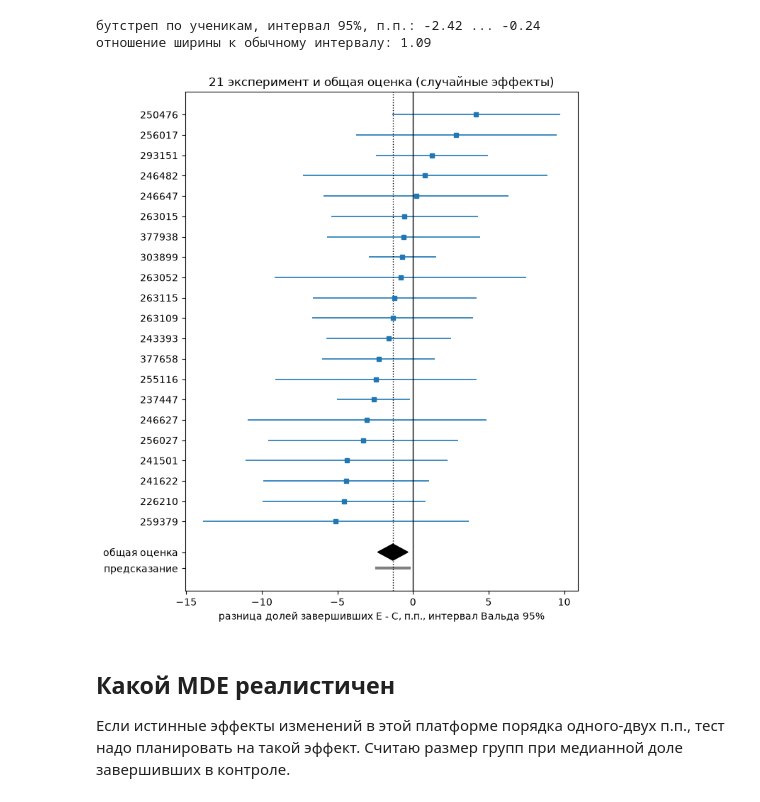
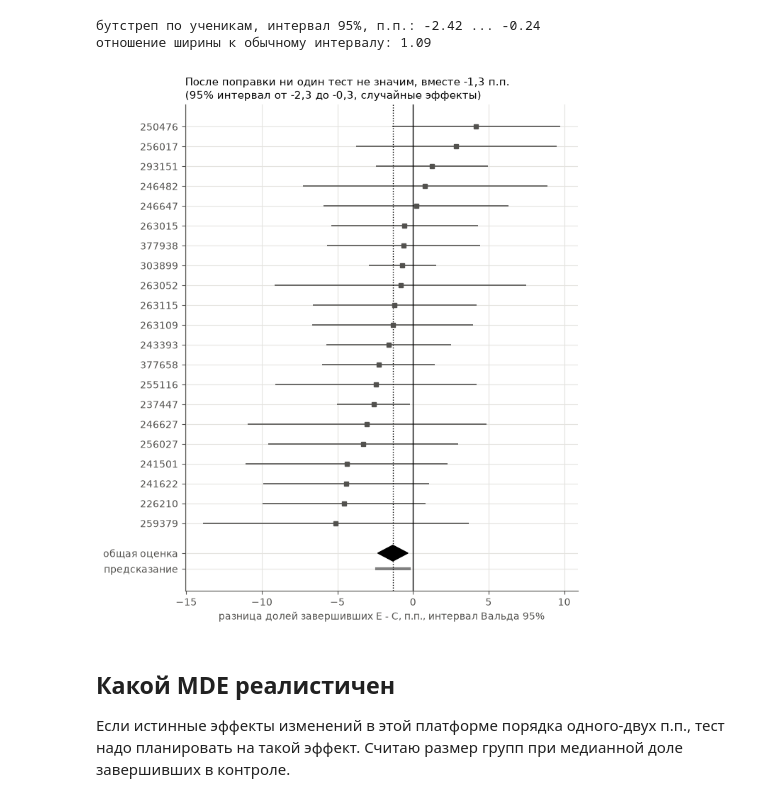
Before and after one commit to artyombelyaev/assistments-ab-tests, a Jupyter notebook: notebooks/07_meta_analysis.ipynb, the cells around one changed output. Saved outputs shown, nothing was run; the diff lists cells and outputs as text; code cells hidden in the pictures.

Commit message:
Forest plot: заголовок-вывод, белый фон, dpi 150

```diff
--- a/notebooks/07_meta_analysis.ipynb
+++ b/notebooks/07_meta_analysis.ipynb
@@ -85,25 +85,26 @@ print("отношение ширины к обычному интервалу:",
 отношение ширины к обычному интервалу: 1.09
 # %%
 d = m.sort_values("diff").reset_index(drop=True)
+plots.setup()
 fig, ax = plt.subplots(figsize=(7, 8))
 ax.errorbar(100 * d["diff"], d.index, xerr=[100 * (d["diff"] - d.wald_lo), 100 * (d.wald_hi - d["diff"])],
-            fmt="s", color="C0", markersize=4, elinewidth=1.2)
+            fmt="s", color=plots.INK, markersize=4, elinewidth=1.2)
 y = -1.5
 est, (clo, chi), (plo, phi) = res["estimate"], res["ci"], res["pi"]
 ax.fill([100 * clo, 100 * est, 100 * chi, 100 * est], [y, y + 0.4, y, y - 0.4], color="black")
 ax.plot([100 * plo, 100 * phi], [y - 0.8, y - 0.8], color="grey", linewidth=3)
 ax.axvline(0, color="black", linewidth=1)
 ax.axvline(100 * est, color="black", linestyle=":", linewidth=1)
 ax.set_yticks(list(d.index) + [y, y - 0.8], list(d.experiment_id.astype(str)) + ["общая оценка", "предсказание"])
 ax.set_xlabel("разница долей завершивших E - C, п.п., интервал Вальда 95%")
-ax.set_title("21 эксперимент и общая оценка (случайные эффекты)")
+pp = lambda v: f"{100 * v:.1f}".replace(".", ",")
+ax.set_title(f"После поправки ни один тест не значим, вместе {pp(est)} п.п.\n"
+             f"(95% интервал от {pp(clo)} до {pp(chi)}, случайные эффекты)")
 plt.tight_layout()
 # эта же картинка в README
-images = Path.cwd().parent / "images"
-images.mkdir(exist_ok=True)
-fig.savefig(images / "meta_forest.png", dpi=120)
+plots.save(fig, "meta_forest.png")
 # %% [output]
-[figure, old version]
+[figure, new version]
 # %% [markdown]
 ## Какой MDE реалистичен
 
```
Also changed, not shown: parts of 1 cell of this notebook, 1 other file.
